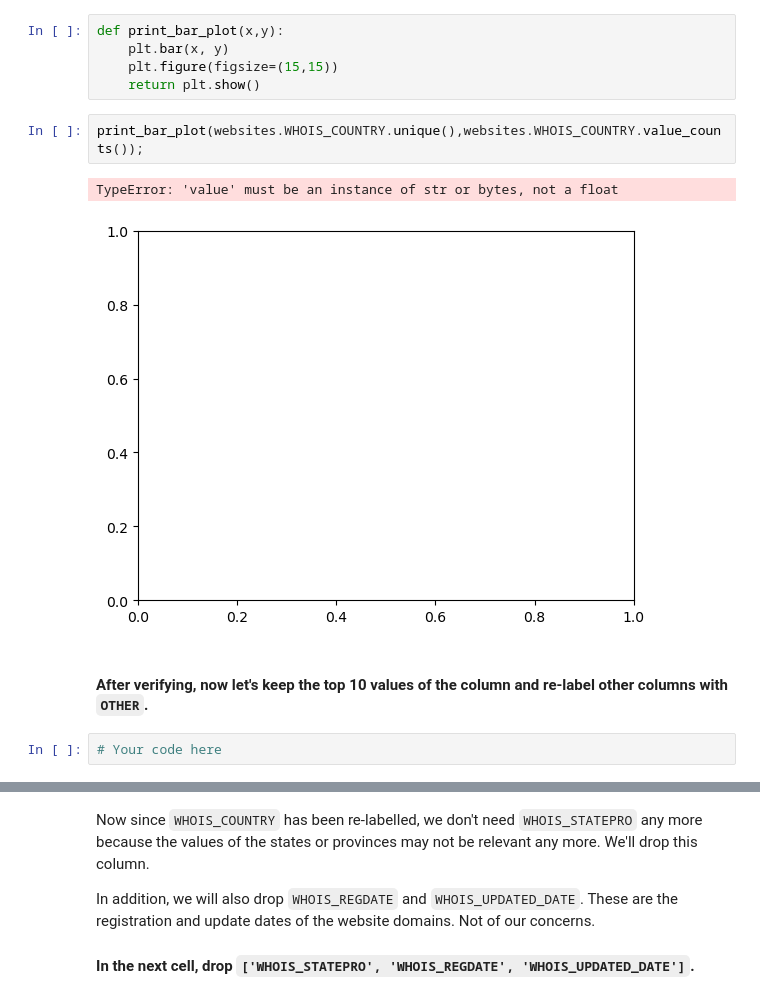
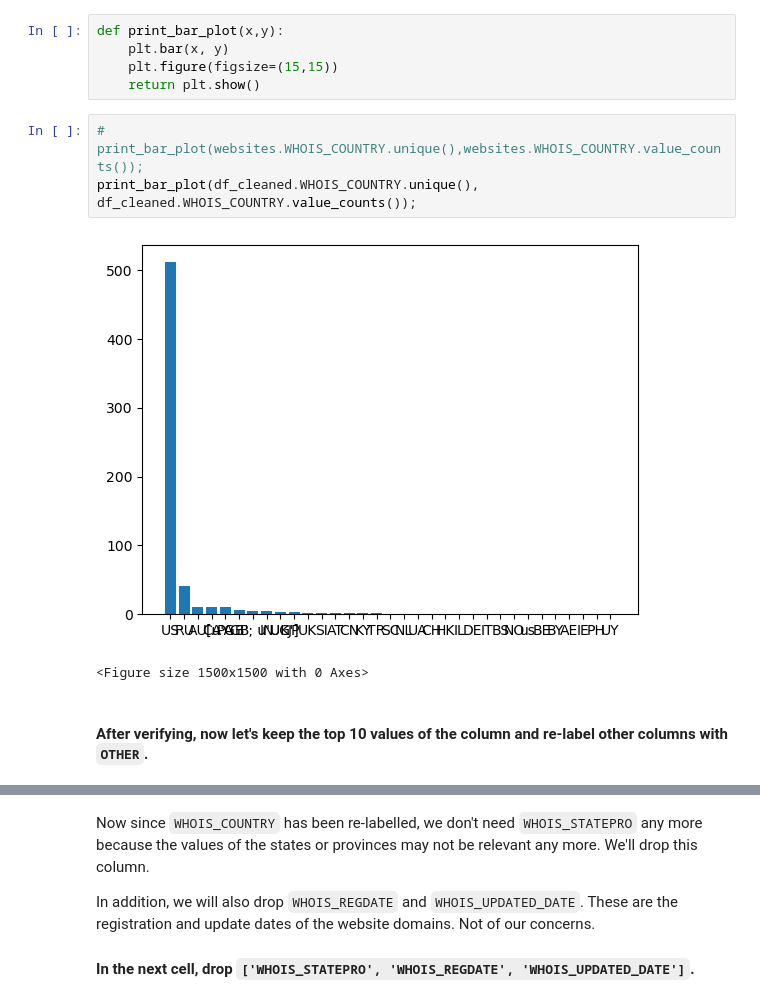
Before and after one commit to ironhack-labs/lab-supervised-learning-en, a Jupyter notebook: your-code/main.ipynb, the cells around one changed output, grey strips where cells are left out. Cells and saved outputs as stored; diff of their text form.

```diff
--- a/your-code/main.ipynb
+++ b/your-code/main.ipynb
@@ -428,11 +458,10 @@ def print_bar_plot(x,y):
     plt.figure(figsize=(15,15))
     return plt.show()
 # %%
-print_bar_plot(websites.WHOIS_COUNTRY.unique(),websites.WHOIS_COUNTRY.value_counts());
+# print_bar_plot(websites.WHOIS_COUNTRY.unique(),websites.WHOIS_COUNTRY.value_counts());
+print_bar_plot(df_cleaned.WHOIS_COUNTRY.unique(), df_cleaned.WHOIS_COUNTRY.value_counts());
 # %% [output]
+[figure, new version]
-TypeError: 'value' must be an instance of str or bytes, not a float
+<Figure size 1500x1500 with 0 Axes>
-[figure, old version]
 # %% [markdown]
 #### After verifying, now let's keep the top 10 values of the column and re-label other columns with `OTHER`.
-# %%
-# Your code here
```
Also changed, not shown: parts of 27 cells of this notebook.
